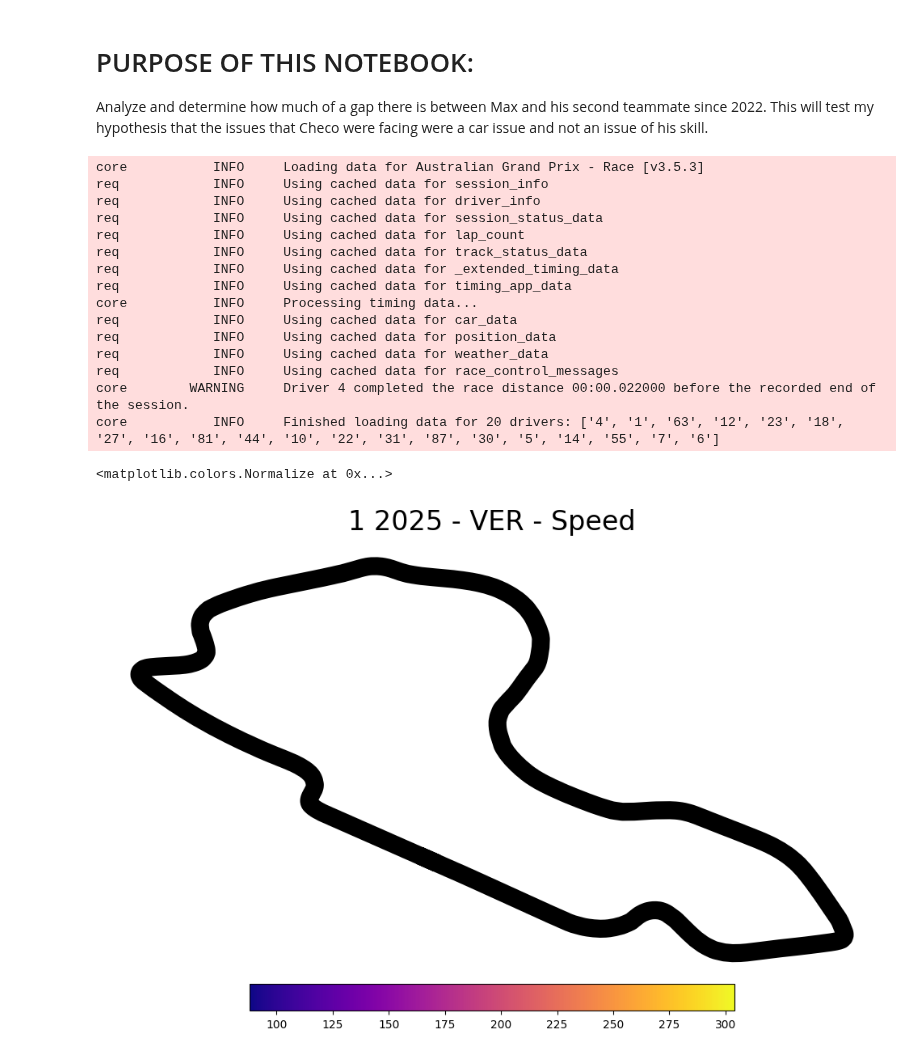
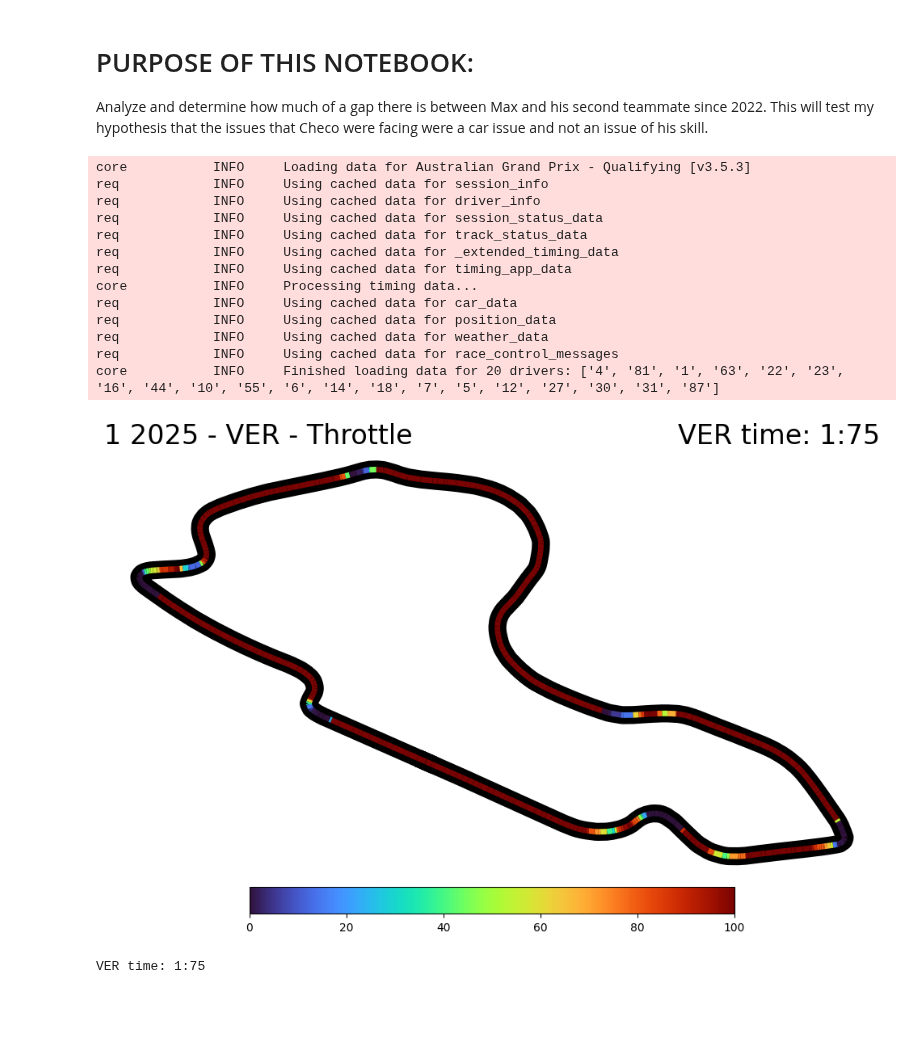
Before and after one commit to OhOmah/F1Revisited, a Jupyter notebook: MaxVSecondSeat.ipynb, the cells around one changed output. Cells and saved outputs as stored; diff of their text form; code cells hidden in the pictures; blank space fills up the shorter version.

Commit message:
started graphing of best qualifying time and throttle

```diff
--- a/MaxVSecondSeat.ipynb
+++ b/MaxVSecondSeat.ipynb
@@ -14,10 +15,10 @@ from matplotlib.collections import LineCollection
 # Setting consistant variables
 year = 2025
 wknd = 1
-ses = 'R'
+ses = 'Q'
 VER = 'VER'
 LAW = 'LAW'
-colormap = mpl.cm.plasma
+colormap = mpl.cm.turbo
 # %%
 # Doing a test run to plot
 session = fastf1.get_session(year, wknd, ses)
@@ -30,18 +31,21 @@ LawLap = session.laps.pick_drivers(LAW).pick_fastest()
 # Get the telemetry for max
 VER_x = MaxLap.telemetry['X']
 VER_y = MaxLap.telemetry['Y']
-VER_color = MaxLap.telemetry['Speed']
+VER_color = MaxLap.telemetry['Throttle']
+VER_laptime = MaxLap.telemetry[-1:]
+VER_td = timedelta.Timedelta(MaxLap['LapTime'])
 
 # Get telemetry for liam
 LAW_x = LawLap.telemetry['X']
 LAW_y = LawLap.telemetry['Y']
-LAW_color = LawLap.telemetry['Speed']
+LAW_color = LawLap.telemetry['Throttle']
+LAW_laptime = LawLap.telemetry[-1:]
+LAW_td = timedelta.Timedelta(LawLap['LapTime'])
 # %% [output]
-core           INFO     Loading data for Australian Grand Prix - Race [v3.5.3]
+core           INFO     Loading data for Australian Grand Prix - Qualifying [v3.5.3]
 req            INFO     Using cached data for session_info
 req            INFO     Using cached data for driver_info
 req            INFO     Using cached data for session_status_data
-req            INFO     Using cached data for lap_count
 req            INFO     Using cached data for track_status_data
 req            INFO     Using cached data for _extended_timing_data
 req            INFO     Using cached data for timing_app_data
@@ -50,19 +54,21 @@ req            INFO     Using cached data for car_data
 req            INFO     Using cached data for position_data
 req            INFO     Using cached data for weather_data
 req            INFO     Using cached data for race_control_messages
-core        WARNING     Driver 4 completed the race distance 00:00.022000 before the recorded end of the session.
-core           INFO     Finished loading data for 20 drivers: ['4', '1', '63', '12', '23', '18', '27', '16', '81', '44', '10', '22', '31', '87', '30', '5', '14', '55', '7', '6']
+core           INFO     Finished loading data for 20 drivers: ['4', '81', '1', '63', '22', '23', '16', '44', '10', '55', '6', '14', '18', '7', '5', '12', '27', '30', '31', '87']
 # %%
 VER_points = np.array([VER_x, VER_y]).T.reshape(-1, 1, 2)
-VER_segments = np.concatenate([VER_points[:-1]], axis=1)
+VER_segments = np.concatenate([VER_points[:-1], VER_points[1:]], axis=1)
 
 LAW_points = np.array([LAW_x, LAW_y]).T.reshape(-1, 1, 2)
-LAW_segments = np.concatenate([LAW_points[:-1]], axis=1)
+LAW_segments = np.concatenate([LAW_points[:-1], LAW_points[1:]], axis=1)
 # %%
 # Turn it into a function:
-def plot_fastest_lap(segments, lap, color, weekend, driver):
+def plot_fastest_lap(segments, lap, color, weekend, driver, laptime):
     fig, ax = plt.subplots(sharex=True, sharey=True, figsize=(12, 6.75))
-    fig.suptitle(f'{weekend.name} {year} - {driver} - Speed', size=24, y=0.97)
+    plt.title(f'{driver} time: {laptime.total.minutes}:{laptime.total.seconds}',
+                size=24, loc='right')
+    plt.title(f'{weekend.name} {year} - {driver} - Throttle', size=24, loc='left')
+
 
     # Adjust margins and turn of axis
     plt.subplots_adjust(left=0.1, right=0.9, top=0.9, bottom=0.12)
@@ -95,3 +101,4 @@ def plot_fastest_lap(segments, lap, color, weekend, driver):
 
     # Show the plot
     plt.show()
+    print(f"{driver} time: {laptime.total.minutes}:{laptime.total.seconds}")
@@ -100,9 +105,6 @@ norm = plt.Normalize(VER_color.min(), VER_color.max())
-# %%
-norm
-# %% [output]
-<matplotlib.colors.Normalize at 0x...>
 # %%
 # Plot Max's lap
-plot_fastest_lap(VER_segments, MaxLap, VER_color, weekend, VER)
+plot_fastest_lap(VER_segments, MaxLap, VER_color, weekend, VER, VER_td)
 # %% [output]
-[figure, old version]
+[figure, new version]
+VER time: 1:75
```
Also changed, not shown: parts of 4 cells of this notebook.
